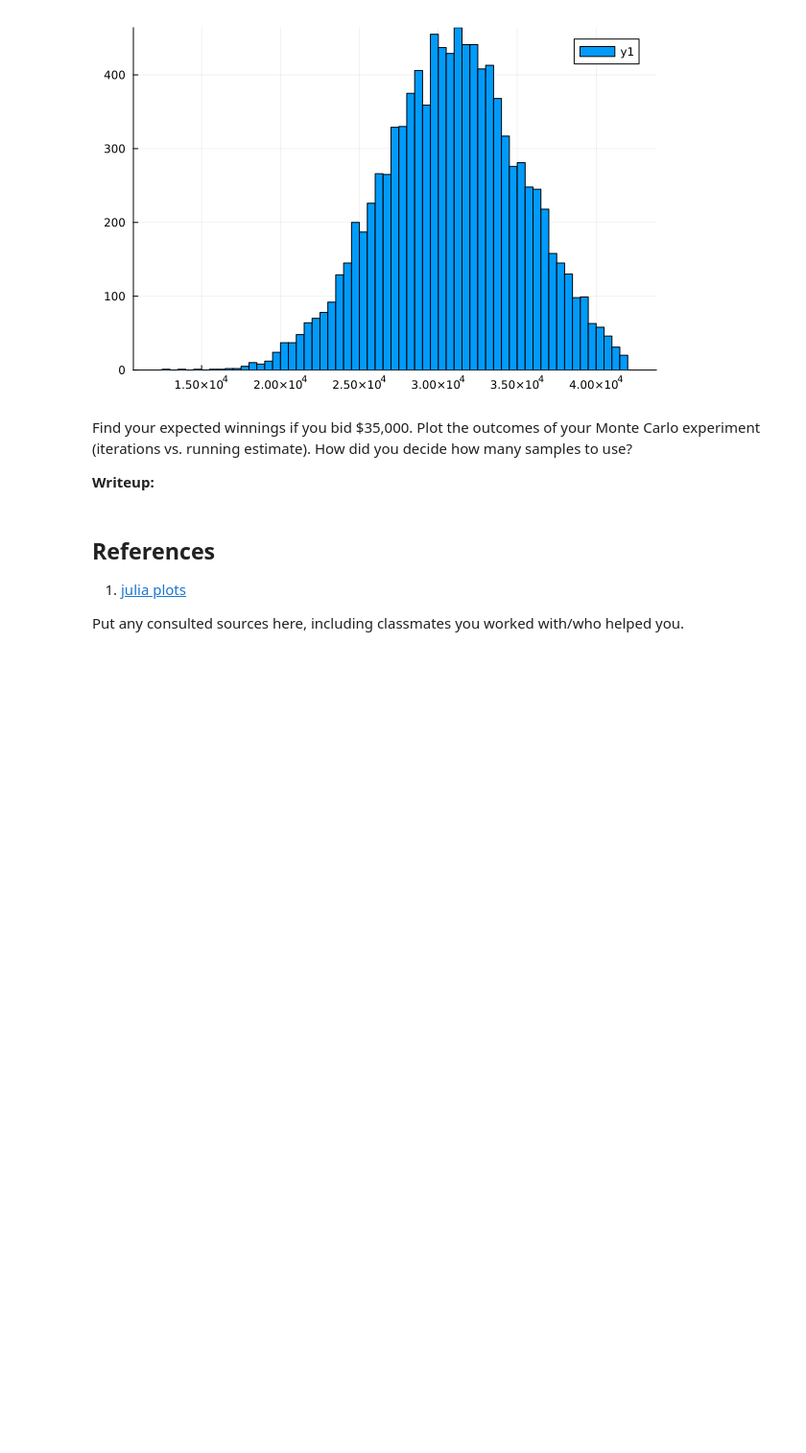
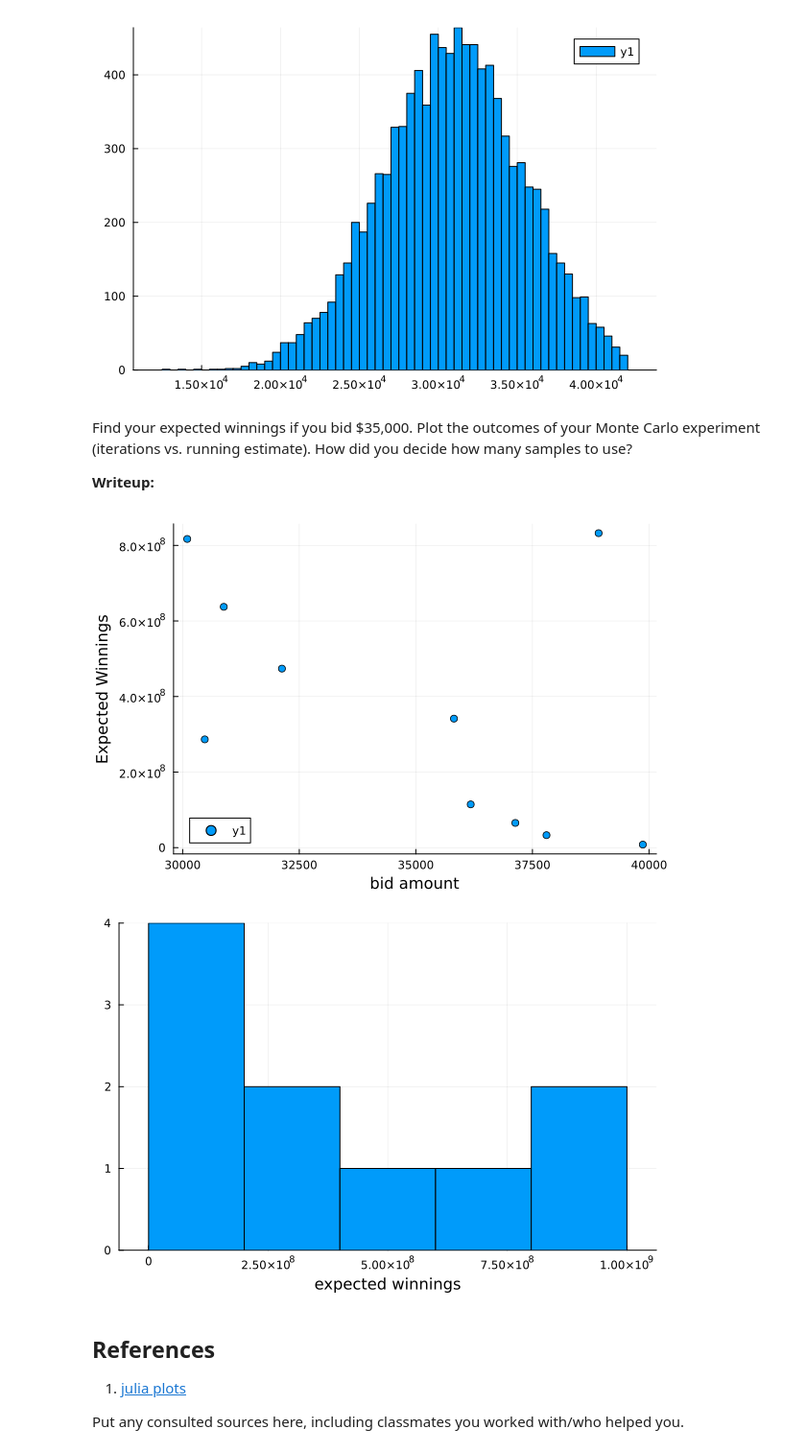
Before and after one commit to BEE4750-FA24/lab2-gar238, a Jupyter notebook: lab02.ipynb, the cells around one changed output. Shown at 96% size. Saved outputs shown, nothing was run; the diff lists cells and outputs as text; code cells hidden in the pictures; blank space fills up the shorter version.

```diff
--- a/lab02.ipynb
+++ b/lab02.ipynb
@@ -191,33 +191,36 @@ you decide how many samples to use?
 # %%
 # bid_amount = 35_000
 bid_amount = rand(30000:40000,10)
-# simulated_earnings = []
+simulated_earnings = []
 earnings = 0
-print(showcase_samples)
+# print(showcase_samples)
 for j in bid_amount
     for i in showcase_samples
         if j == i   #case of exact correct guess
             earnings += i
         elseif j > i #case of overestimate
             earnings += 0
         elseif j < (i-250) #case of underestimate
             prob_outbid = (i - j)/i
             # print(prob_outbid)
             earnings += (1-prob_outbid)* i
         elseif (i-250) <= j < i #case of double win
             earnings += (i*2)
         end
-        append!(simulated_earnings, earnings)
     end
+    append!(simulated_earnings, earnings)
 end
+simulated_earnings
 result = scatter(bid_amount, simulated_earnings)
 xlabel!("bid amount")
 ylabel!("Expected Winnings")
-result
+display(result)
 
-# histogram(simulated_earnings, legend=:false, bins=6)
-# xlabel!("showcase samples")
-# ylabel!("Expected Winnings")
+histogram(simulated_earnings, legend=:false, bins=6)
+xlabel!("expected winnings")
+# %% [output]
+[figure, added]
+[figure, added]
 # %% [markdown]
 ## References
 1. [julia plots](https://docs.juliaplots.org/latest/output/#:~:text=A%20Plot%20is%20only%20displayed,true%20to%20your%20plot%20command.)
```
